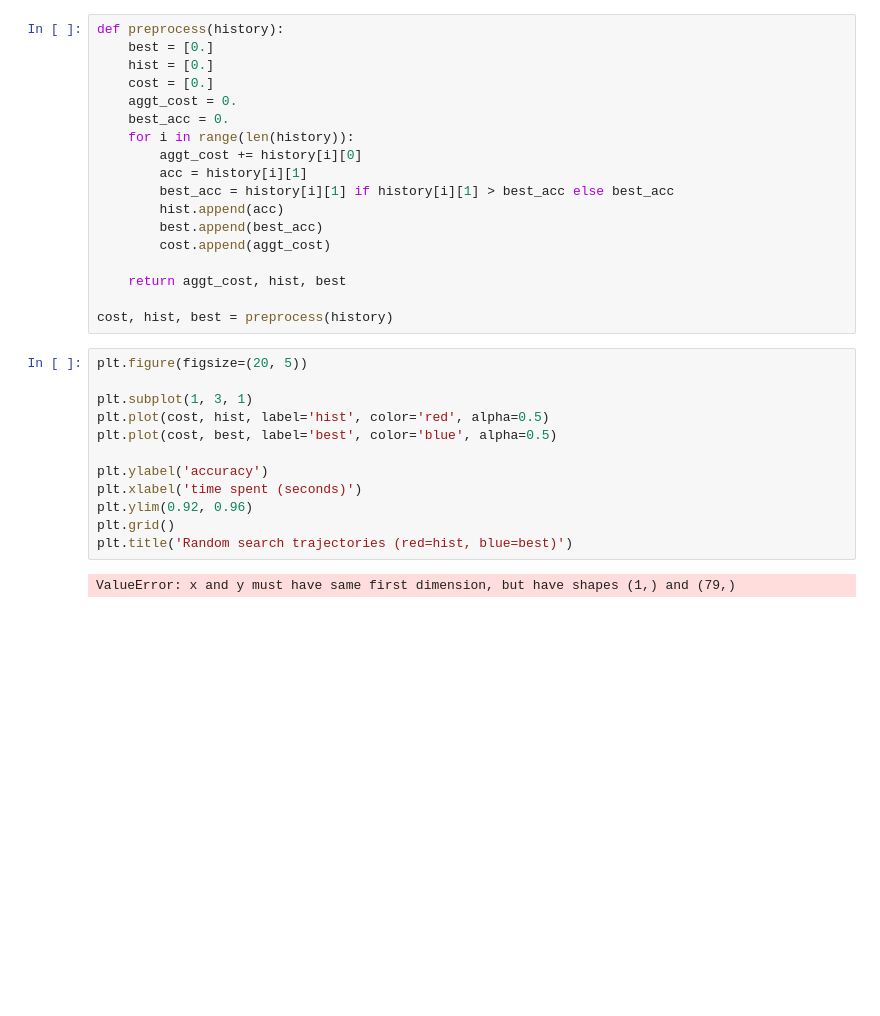
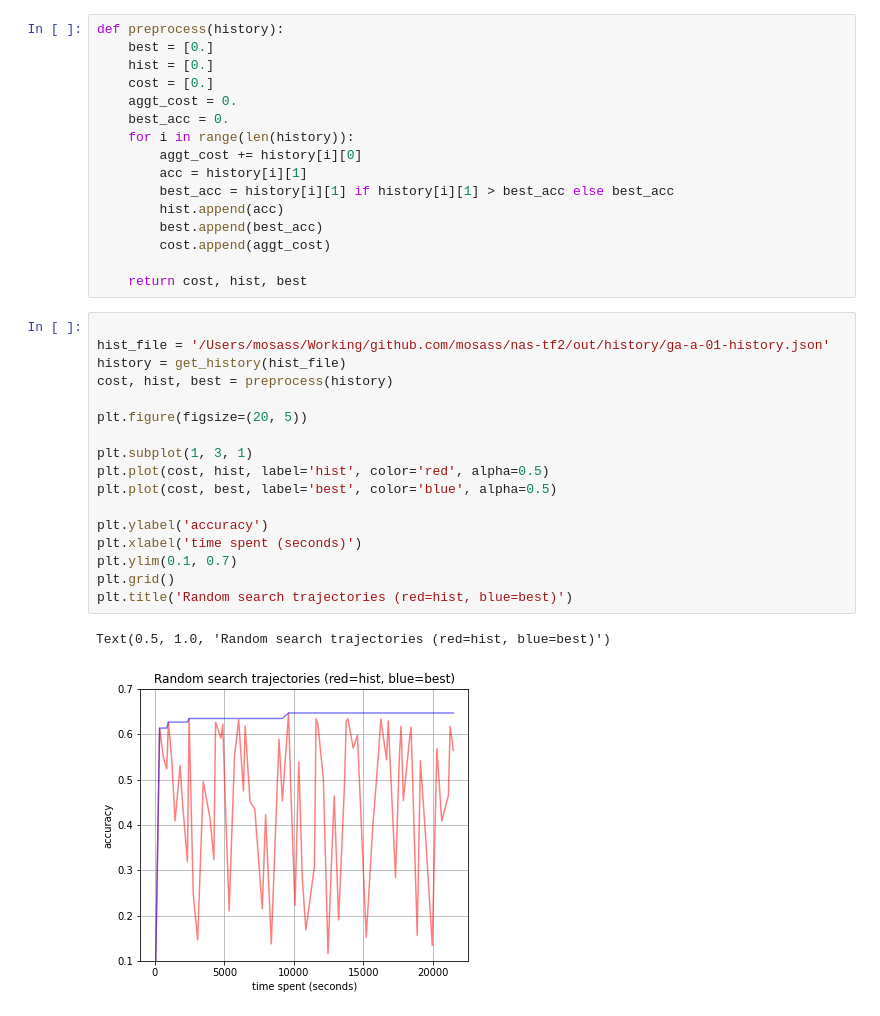
Before and after one commit to mosass/nas-tf2, a Jupyter notebook: sample/report.ipynb, the cells around one changed output. Cells and saved outputs as stored; diff of their text form; blank space fills up the shorter version.

```diff
--- a/sample/report.ipynb
+++ b/sample/report.ipynb
@@ -36,20 +32,24 @@ def preprocess(history):
         best.append(best_acc)
         cost.append(aggt_cost)
 
-    return aggt_cost, hist, best
-
-cost, hist, best = preprocess(history)
+    return cost, hist, best
 # %%
+
+hist_file = '/Users/mosass/Working/github.com/mosass/nas-tf2/out/history/ga-a-01-history.json'
+history = get_history(hist_file)
+cost, hist, best = preprocess(history)
+
 plt.figure(figsize=(20, 5))
 
 plt.subplot(1, 3, 1)
 plt.plot(cost, hist, label='hist', color='red', alpha=0.5)
 plt.plot(cost, best, label='best', color='blue', alpha=0.5)
 
 plt.ylabel('accuracy')
 plt.xlabel('time spent (seconds)')
-plt.ylim(0.92, 0.96)
+plt.ylim(0.1, 0.7)
 plt.grid()
 plt.title('Random search trajectories (red=hist, blue=best)')
 # %% [output]
-ValueError: x and y must have same first dimension, but have shapes (1,) and (79,)
+Text(0.5, 1.0, 'Random search trajectories (red=hist, blue=best)')
+[figure, added]
```
Also changed, not shown: parts of 3 cells of this notebook, 1 other file.
